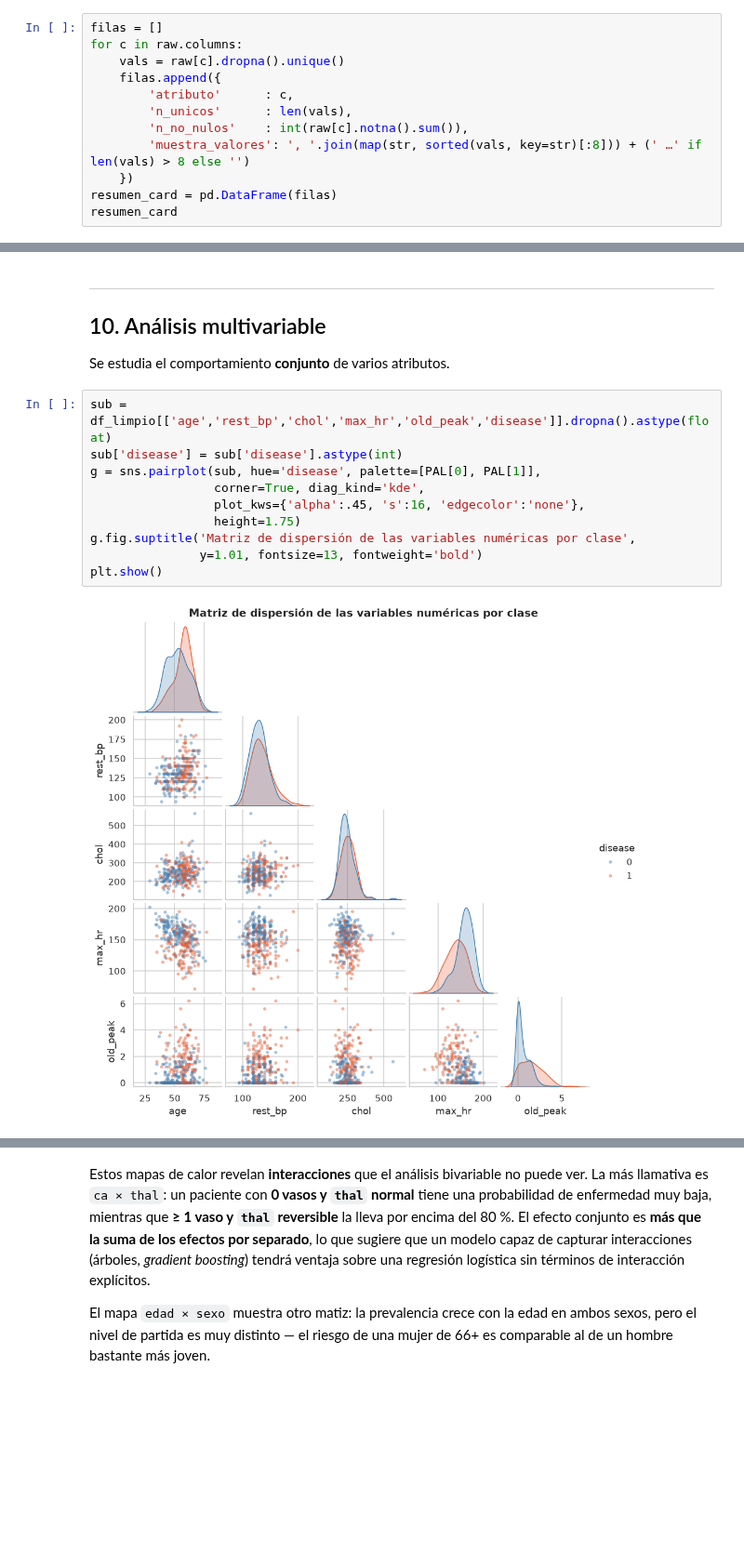
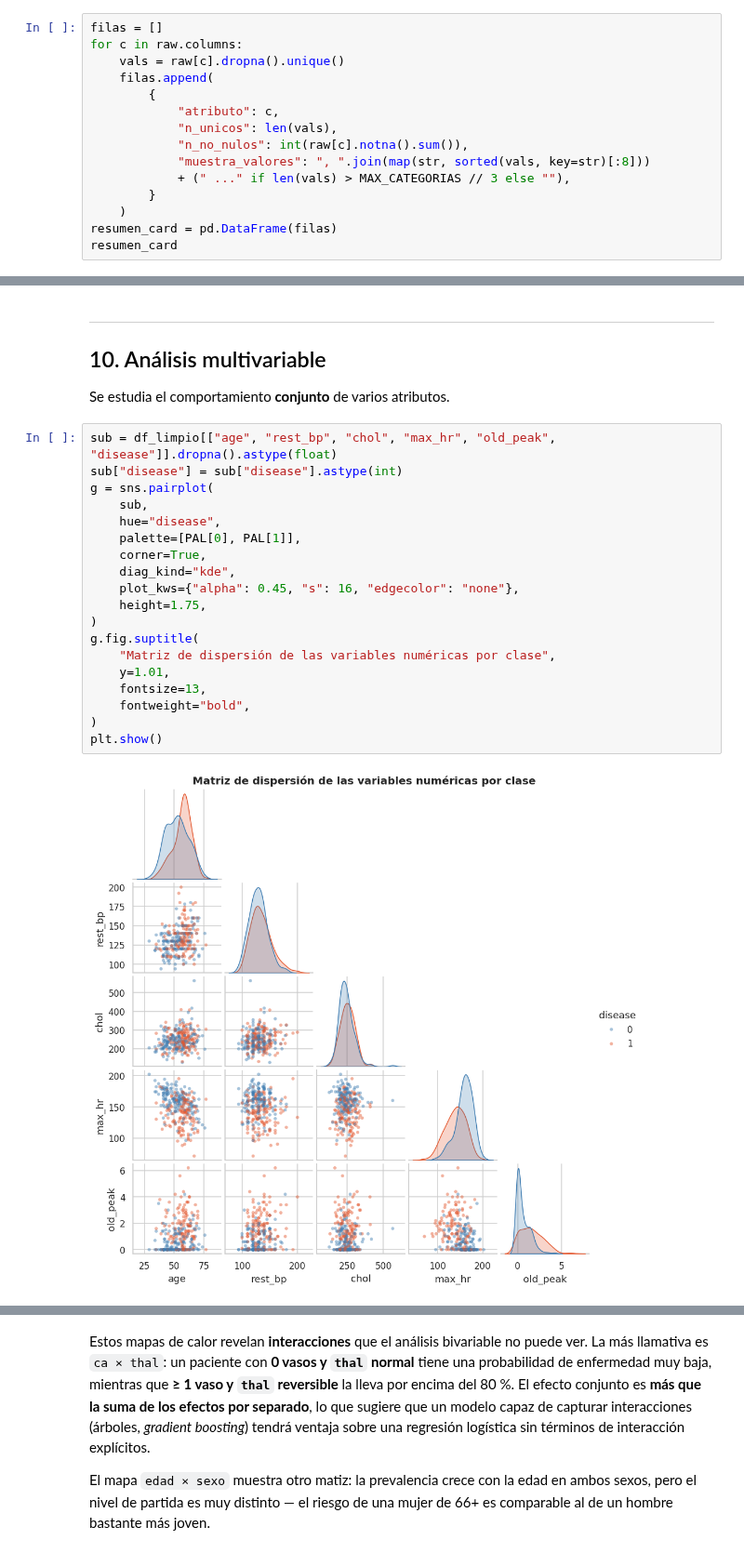
Before and after one commit to CarlosP1005/Heart_project, a Jupyter notebook: notebooks/3-analysis/Analisis-EDA-completo-CJPS-2026-08-28.ipynb, the cells around one changed output, grey strips where cells are left out. Shown at 93% size. Cells and saved outputs as stored; diff of their text form; blank space fills up the shorter version.

```diff
--- a/notebooks/3-analysis/Analisis-EDA-completo-CJPS-2026-08-28.ipynb
+++ b/notebooks/3-analysis/Analisis-EDA-completo-CJPS-2026-08-28.ipynb
@@ -153,12 +165,15 @@ Primer barrido para ver, columna a columna, cuántos valores distintos hay y có
 filas = []
 for c in raw.columns:
     vals = raw[c].dropna().unique()
-    filas.append({
-        'atributo'      : c,
-        'n_unicos'      : len(vals),
-        'n_no_nulos'    : int(raw[c].notna().sum()),
-        'muestra_valores': ', '.join(map(str, sorted(vals, key=str)[:8])) + (' …' if len(vals) > 8 else '')
-    })
+    filas.append(
+        {
+            "atributo": c,
+            "n_unicos": len(vals),
+            "n_no_nulos": int(raw[c].notna().sum()),
+            "muestra_valores": ", ".join(map(str, sorted(vals, key=str)[:8]))
+            + (" ..." if len(vals) > MAX_CATEGORIAS // 3 else ""),
+        }
+    )
 resumen_card = pd.DataFrame(filas)
 resumen_card
 # %% [output]
@@ -1285,17 +1572,26 @@ fbs         0.003
 
 Se estudia el comportamiento **conjunto** de varios atributos.
 # %%
-sub = df_limpio[['age','rest_bp','chol','max_hr','old_peak','disease']].dropna().astype(float)
-sub['disease'] = sub['disease'].astype(int)
-g = sns.pairplot(sub, hue='disease', palette=[PAL[0], PAL[1]],
-                 corner=True, diag_kind='kde',
-                 plot_kws={'alpha':.45, 's':16, 'edgecolor':'none'},
-                 height=1.75)
-g.fig.suptitle('Matriz de dispersión de las variables numéricas por clase',
-               y=1.01, fontsize=13, fontweight='bold')
+sub = df_limpio[["age", "rest_bp", "chol", "max_hr", "old_peak", "disease"]].dropna().astype(float)
+sub["disease"] = sub["disease"].astype(int)
+g = sns.pairplot(
+    sub,
+    hue="disease",
+    palette=[PAL[0], PAL[1]],
+    corner=True,
+    diag_kind="kde",
+    plot_kws={"alpha": 0.45, "s": 16, "edgecolor": "none"},
+    height=1.75,
+)
+g.fig.suptitle(
+    "Matriz de dispersión de las variables numéricas por clase",
+    y=1.01,
+    fontsize=13,
+    fontweight="bold",
+)
 plt.show()
 # %% [output]
-[figure, old version]
+[figure, new version]
 # %%
 # Cómo interactúan tres atributos a la vez sobre la probabilidad de enfermedad
 fig, ax = plt.subplots(1, 3, figsize=(16.5, 4.4))
```
Also changed, not shown: parts of 37 cells of this notebook, 2 other files.
